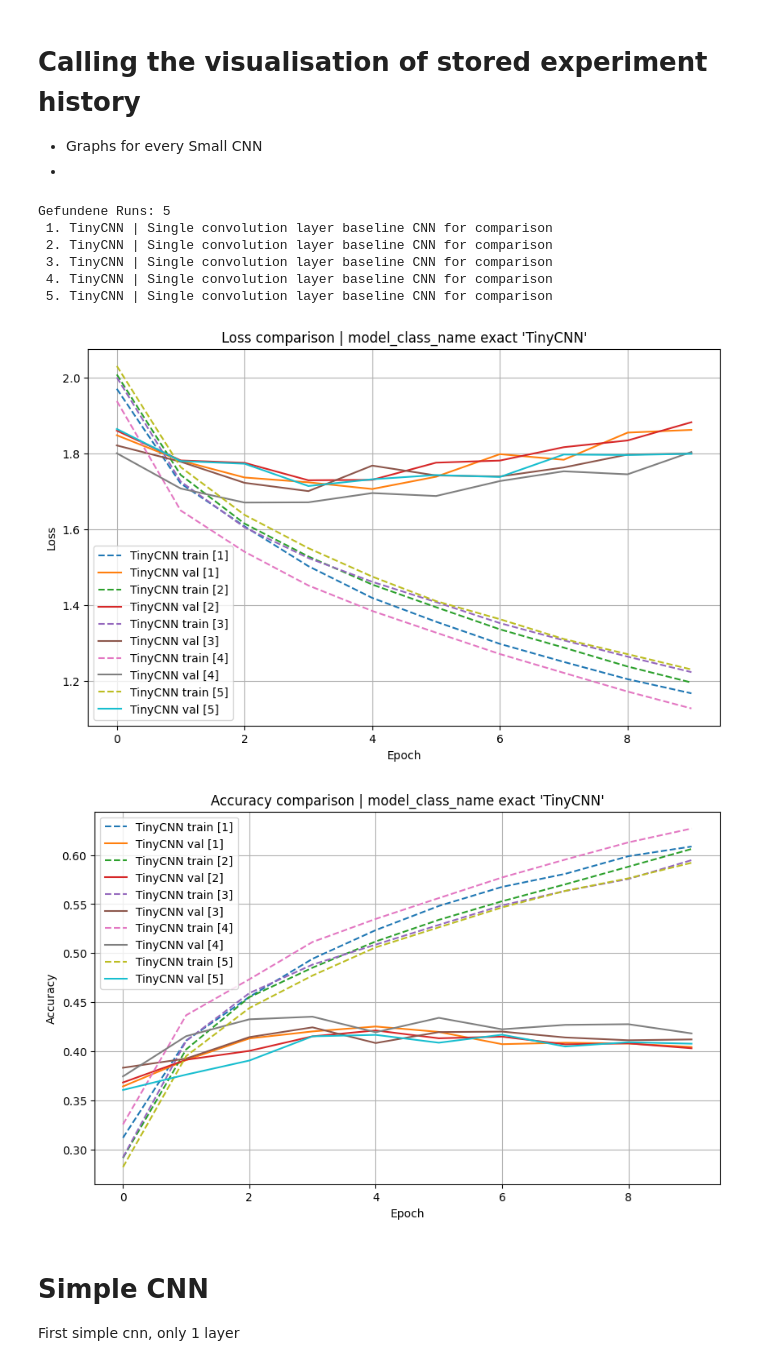
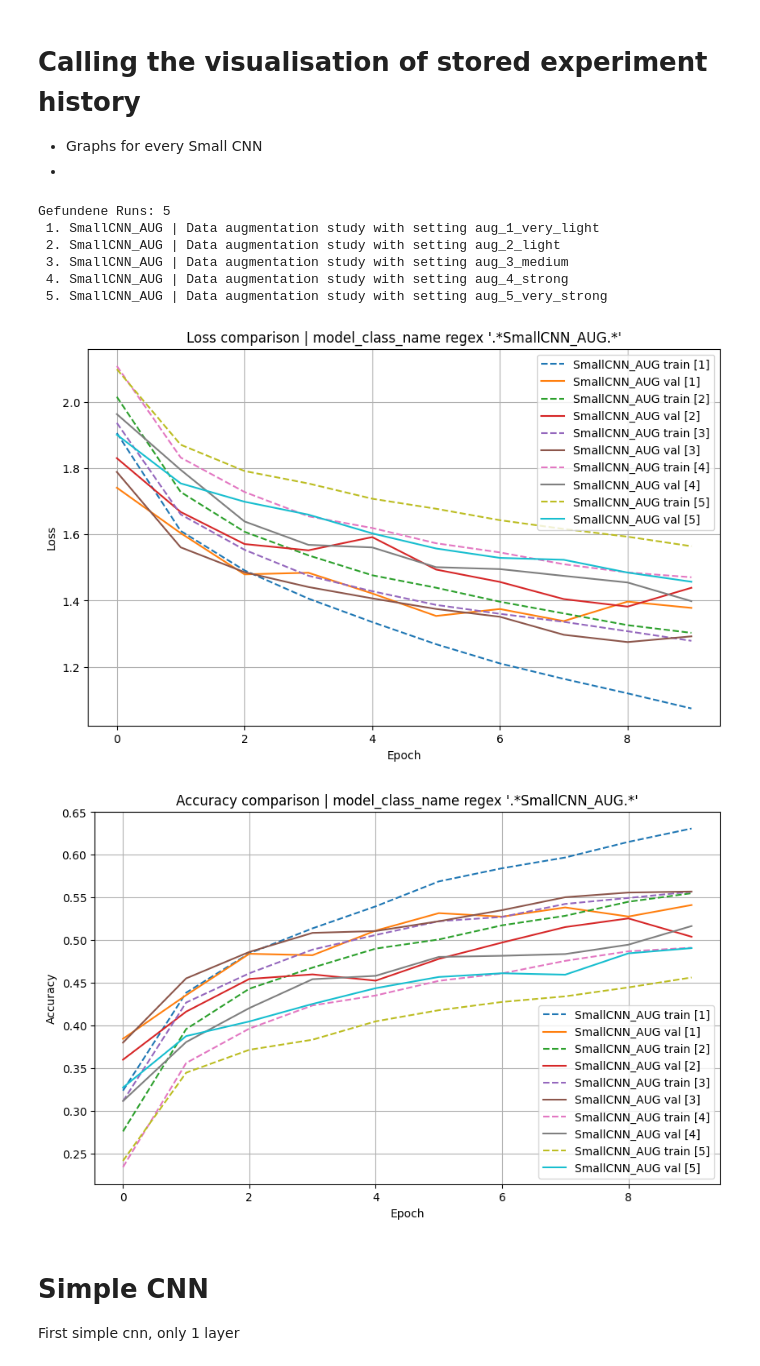
Before and after one commit to MehrLinard/DeLearnSpr26, a Jupyter notebook: Mandatory_Handin1/MandatoryWork1_CNN.ipynb, the cells around one changed output. Saved outputs shown, nothing was run; the diff lists cells and outputs as text; code cells hidden in the pictures.

```diff
--- a/Mandatory_Handin1/MandatoryWork1_CNN.ipynb
+++ b/Mandatory_Handin1/MandatoryWork1_CNN.ipynb
@@ -611,18 +611,18 @@ def plot_filtered_histories(
 # %%
 plot_filtered_histories(
     filepath="results/experiment_history.jsonl",
-    model_name_query="TinyCNN",
-    mode="exact"
+    model_name_query=r".*SmallCNN_AUG.*",
+    mode="regex"
 )
 # %% [output]
 Gefundene Runs: 5
- 1. TinyCNN | Single convolution layer baseline CNN for comparison
- 2. TinyCNN | Single convolution layer baseline CNN for comparison
- 3. TinyCNN | Single convolution layer baseline CNN for comparison
- 4. TinyCNN | Single convolution layer baseline CNN for comparison
- 5. TinyCNN | Single convolution layer baseline CNN for comparison
+ 1. SmallCNN_AUG | Data augmentation study with setting aug_1_very_light
+ 2. SmallCNN_AUG | Data augmentation study with setting aug_2_light
+ 3. SmallCNN_AUG | Data augmentation study with setting aug_3_medium
+ 4. SmallCNN_AUG | Data augmentation study with setting aug_4_strong
+ 5. SmallCNN_AUG | Data augmentation study with setting aug_5_very_strong
-[figure, old version]
+[figure, new version]
-[figure, old version]
+[figure, new version]
 # %% [markdown]
 # Simple CNN
 First simple cnn, only 1 layer
```
Also changed, not shown: 10 other files.
